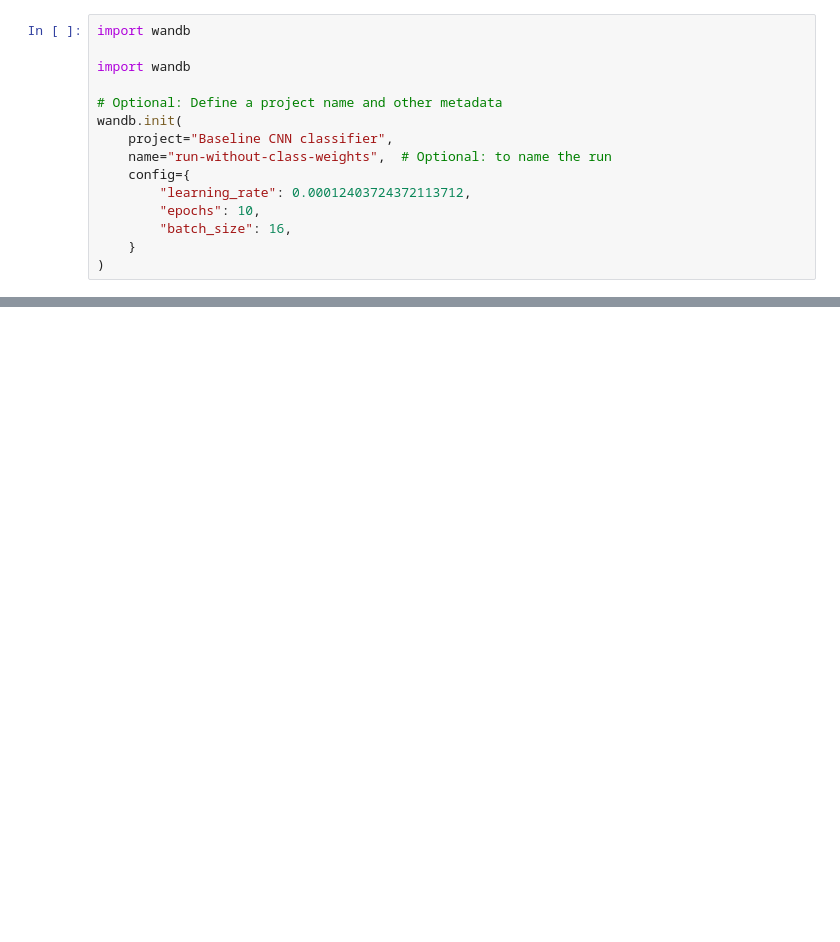
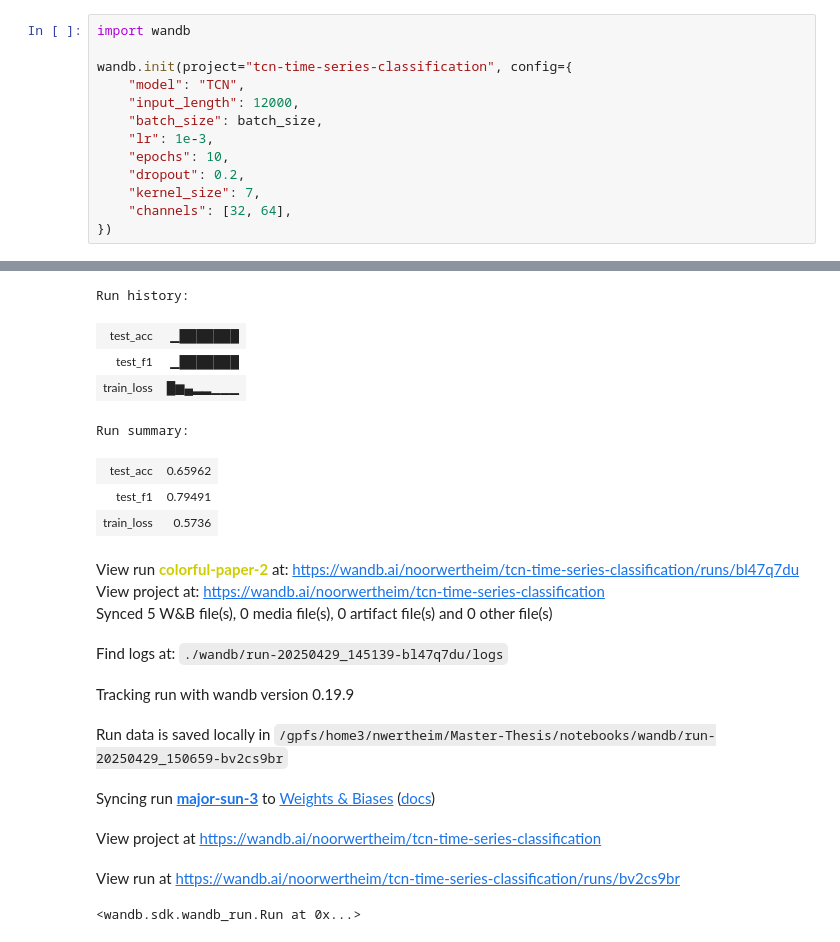
Before and after one commit to noorwertheim/Master-Thesis, a Jupyter notebook: notebooks/baseline.ipynb, the cells around one changed output, grey strips where cells are left out. Drawn from its saved outputs; the diff is of its cells as text; blank space fills up the shorter version.

```diff
--- a/notebooks/baseline.ipynb
+++ b/notebooks/baseline.ipynb
@@ -33,16 +31,15 @@ wandb: Currently logged in as: noorwertheim to https://api.wandb.ai. Use `wandb
 True
-# %%
-import wandb
-
-import wandb
-
-# Optional: Define a project name and other metadata
-wandb.init(
-    project="Baseline CNN classifier",
-    name="run-without-class-weights",  # Optional: to name the run
-    config={
-        "learning_rate": 0.00012403724372113712,
-        "epochs": 10,
-        "batch_size": 16,
-    }
-)
+# %%
+import wandb
+
+wandb.init(project="tcn-time-series-classification", config={
+    "model": "TCN",
+    "input_length": 12000,
+    "batch_size": batch_size,
+    "lr": 1e-3,
+    "epochs": 10,
+    "dropout": 0.2,
+    "kernel_size": 7,
+    "channels": [32, 64],
+})
+# %% [output]
@@ -48,0 +47,18 @@ wandb.init(
+Run history:
+| test_acc | ▁███████ |
+| test_f1 | ▁███████ |
+| train_loss | █▆▄▂▂▁▁▁ |
+Run summary:
+| test_acc | 0.65962 |
+| test_f1 | 0.79491 |
+| train_loss | 0.5736 |
+View run colorful-paper-2 at: https://wandb.ai/noorwertheim/tcn-time-series-classification/runs/bl47q7du
+View project at: https://wandb.ai/noorwertheim/tcn-time-series-classification
+Synced 5 W&B file(s), 0 media file(s), 0 artifact file(s) and 0 other file(s)
+Find logs at: ./wandb/run-20250429_145139-bl47q7du/logs
+Tracking run with wandb version 0.19.9
+Run data is saved locally in /gpfs/home3/nwertheim/Master-Thesis/notebooks/wandb/run-20250429_150659-bv2cs9br
+Syncing run major-sun-3 to Weights & Biases (docs)
+View project at https://wandb.ai/noorwertheim/tcn-time-series-classification
+View run at https://wandb.ai/noorwertheim/tcn-time-series-classification/runs/bv2cs9br
+<wandb.sdk.wandb_run.Run at 0x...>
```
Also changed, not shown: parts of 8 cells of this notebook, 3 other files.
